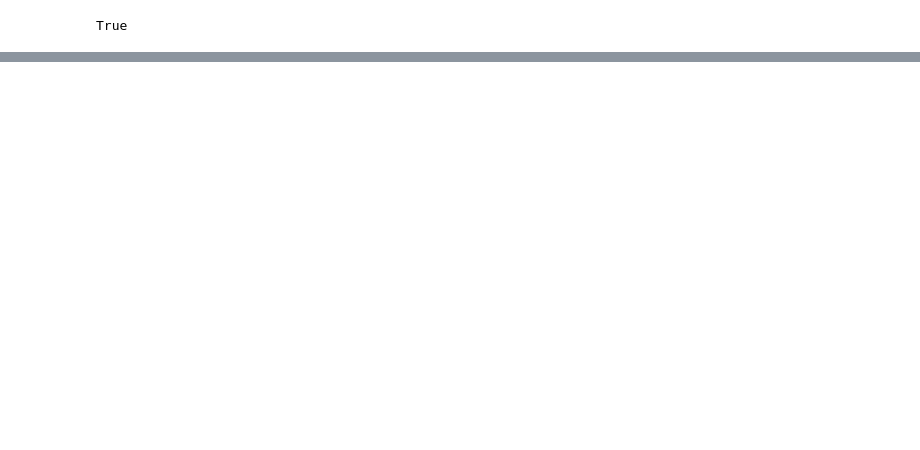
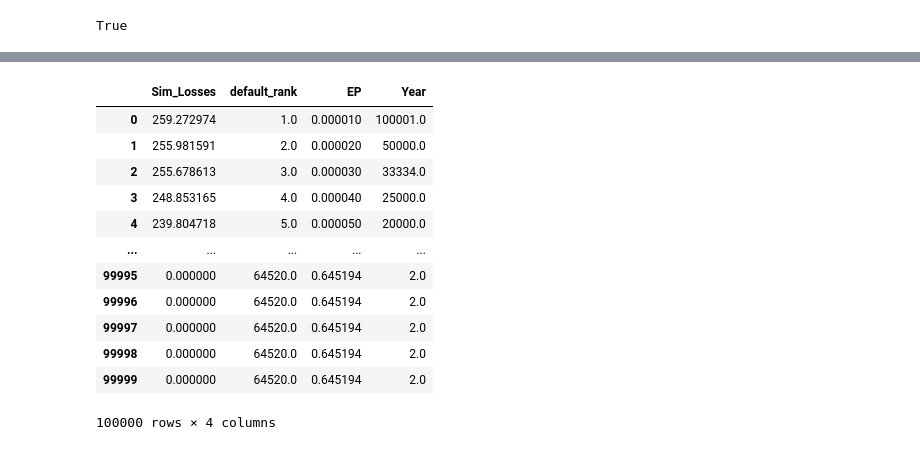
Before and after one commit to FN-1337/Hurricane_Landfall, a Jupyter notebook: HUR_data/2_MonteCarlo_Sim.ipynb, the cells around one changed output, grey strips where cells are left out. Drawn from its saved outputs; the diff is of its cells as text; code cells hidden in the pictures; blank space fills up the shorter version.

```diff
--- a/HUR_data/2_MonteCarlo_Sim.ipynb
+++ b/HUR_data/2_MonteCarlo_Sim.ipynb
@@ -53,3 +35,13 @@ SyntaxError: invalid syntax (<ipython-input-7-663d11ff47fd>, line 3)
 # %%
 import numpy as np
 import matplotlib.pyplot as plt
+# %%
+#Import historical loss data
+Sim_loss_data=pd.read_csv('MC_Sim_inflation.csv')
+Sim_loss_data.head(3)
+
+Sim_loss_df = pd.DataFrame(Sim_loss_data)
+Sim_loss_df.head()
+
+Sim_loss_df.std()
+Sim_loss_df.mean()
@@ -84,0 +102,9 @@ from scipy import random
+# %%
+data.astype(float)
+Loss_set = data.rename(columns={0: "Sim_Losses"})
+
+
+Loss_set = Loss_set.sort_values('Sim_Losses',ascending=False).reset_index()
+
+del Loss_set['index']
+Loss_set.head()
@@ -84,0 +118,3 @@ from scipy import random
+# %%
+Loss_set['default_rank'] = Loss_set['Sim_Losses'].rank(ascending=False)
+Loss_set.head()
@@ -84,0 +128,20 @@ from scipy import random
+# %%
+Total_Events = Loss_set['default_rank'].count()+1
+Total_Events
+Loss_set['EP']= Loss_set['default_rank']/(Total_Events)
+Loss_set['Year'] = (1/Loss_set['EP']).round(0)
+Loss_set
+# %% [output]
+|  | Sim_Losses | default_rank | EP | Year |
+| 0 | 259.272974 | 1.0 | 0.000010 | 100001.0 |
+| 1 | 255.981591 | 2.0 | 0.000020 | 50000.0 |
+| 2 | 255.678613 | 3.0 | 0.000030 | 33334.0 |
+| 3 | 248.853165 | 4.0 | 0.000040 | 25000.0 |
+| 4 | 239.804718 | 5.0 | 0.000050 | 20000.0 |
+| ... | ... | ... | ... | ... |
+| 99995 | 0.000000 | 64520.0 | 0.645194 | 2.0 |
+| 99996 | 0.000000 | 64520.0 | 0.645194 | 2.0 |
+| 99997 | 0.000000 | 64520.0 | 0.645194 | 2.0 |
+| 99998 | 0.000000 | 64520.0 | 0.645194 | 2.0 |
+| 99999 | 0.000000 | 64520.0 | 0.645194 | 2.0 |
+100000 rows × 4 columns
```
Also changed, not shown: parts of 20 cells of this notebook, 13 other files.
